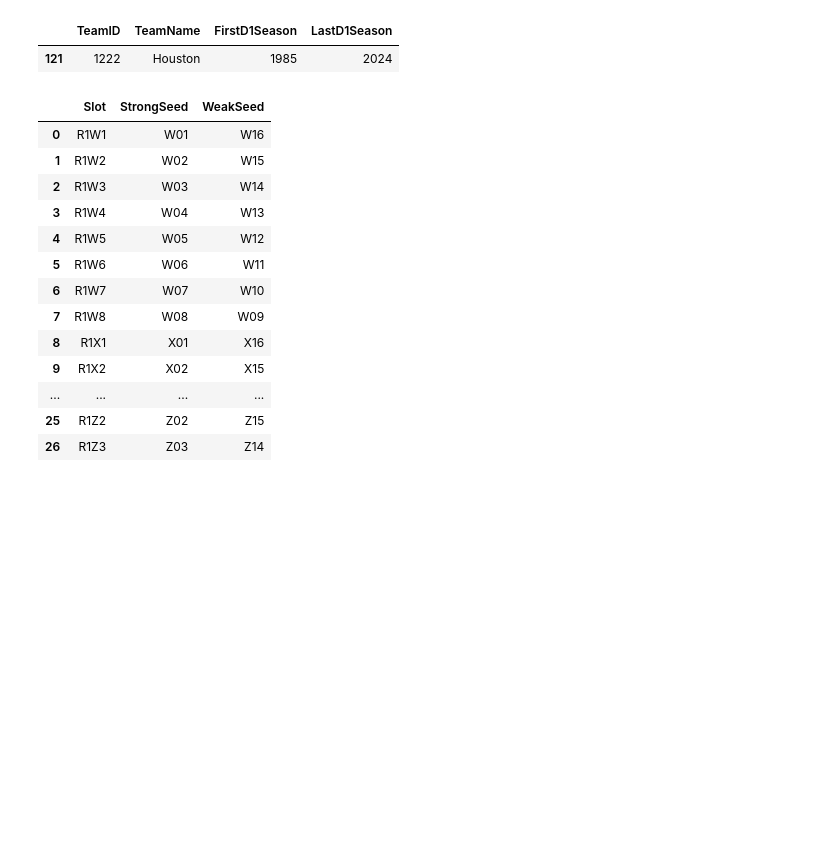
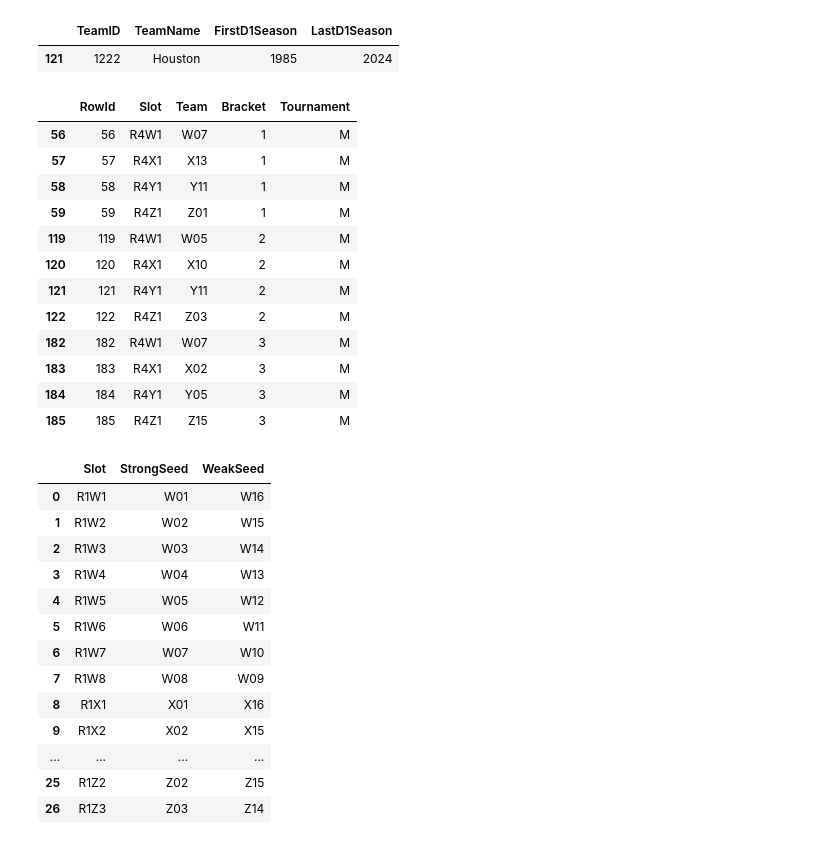
Before and after one commit to jacksonmlukas/marchmadness2024, a Jupyter notebook: neuralnetpredictor.ipynb, the cells around one changed output. Saved outputs shown, nothing was run; the diff lists cells and outputs as text; code cells hidden in the pictures; blank space fills up the shorter version.

```diff
--- a/neuralnetpredictor.ipynb
+++ b/neuralnetpredictor.ipynb
@@ -326,7 +386,7 @@ def build_model(hp):
     model.add(Dense(units=hp.Int('units_input', min_value=32, max_value=256, step=32),
                     activation='relu', input_shape=(X_train_scaled.shape[1],)))
 
-    for i in range(hp.Int('n_layers', 1, 3)):
+    for i in range(hp.Int('n_layers', 1, 5)):
         model.add(Dense(units=hp.Int(f'units_{i}', min_value=32, max_value=256, step=32),
                         activation='relu'))
         model.add(Dropout(rate=hp.Float(f'dropout_{i}', min_value=0.0, max_value=0.5, default=0.5, step=0.1)))
@@ -359,7 +419,7 @@ stop_early = tf.keras.callbacks.EarlyStopping(monitor='val_loss', patience=5)
 
 # Start hyperparameter search
 tuner.search(X_train_scaled, y_train,
-             epochs=5,
+             epochs=1,
              validation_data=(X_val_scaled, y_val),
              callbacks=[stop_early],
              verbose=1)
@@ -372,7 +432,7 @@ print(f"Best hyperparameters:\n{best_hps.values}")
 best_model = tuner.hypermodel.build(best_hps)
 history = best_model.fit(X_train_scaled, y_train,
                          validation_data=(X_val_scaled, y_val),
-                         epochs=5,  # You may adjust this based on the early stopping callback
+                         epochs=1,  # You may adjust this based on the early stopping callback
                          verbose=1)
 
 # Optionally, evaluate the best model
@@ -413,7 +457,10 @@ numeric_feature_names = list(all_games_with_rankings.drop(columns = ['Score','Op
                                       'OpponentFGA','OpponentFGM3','OpponentFGA3',
                                       'OpponentFTM','OpponentFTA','OpponentOR','OpponentDR',
                                       'OpponentAst','OpponentTO','OpponentStl','OpponentBlk',
-                                      'OpponentPF','Type', 'Win']).columns)
+                                      'OpponentPF','Type', 'Win', 'FGPct', 'FG3Pct', 'FTPct',
+       'OpponentFGPct', 'OpponentFG3Pct', 'OpponentFTPct', 'Possessions',
+       'OpponentPossessions', 'OE', 'DE', 'TSP', 'eFG%', 'TOR', 'ORR',
+       'DRR', 'AR', 'BlockRate', 'StealRate', 'FTR', 'NetRating', 'USG%', 'PPS', 'DRB%', 'ORB%']).columns)
 # %%
 def matchup_predictor(team_a_id, team_b_id, season, day_num, model, encoder, scaler):
     combined_features = generate_game_features(team_a_id, team_b_id, season, day_num, encoder, scaler, numeric_feature_names)
@@ -645,4 +627,4 @@ round_slots
 # %%
-simulate_n_brackets(5, seeds_csv, round_slots, best_model, encoder, scaler, 2024, 999, 'M')
+results = simulate_n_brackets(20, seeds_csv, round_slots, best_model, encoder, scaler, 2024, 999, 'M')
 # %% [output]
 1163 1391
@@ -686,3 +652,19 @@ round_slots = round_slots[round_slots["Season"] == 2024].drop(columns = ["Season
+# %%
+results[results["Slot"].str.contains("R4")][:12]
+# %% [output]
+|  | RowId | Slot | Team | Bracket | Tournament |
+| 56 | 56 | R4W1 | W07 | 1 | M |
+| 57 | 57 | R4X1 | X13 | 1 | M |
+| 58 | 58 | R4Y1 | Y11 | 1 | M |
+| 59 | 59 | R4Z1 | Z01 | 1 | M |
+| 119 | 119 | R4W1 | W05 | 2 | M |
+| 120 | 120 | R4X1 | X10 | 2 | M |
+| 121 | 121 | R4Y1 | Y11 | 2 | M |
+| 122 | 122 | R4Z1 | Z03 | 2 | M |
+| 182 | 182 | R4W1 | W07 | 3 | M |
+| 183 | 183 | R4X1 | X02 | 3 | M |
+| 184 | 184 | R4Y1 | Y05 | 3 | M |
+| 185 | 185 | R4Z1 | Z15 | 3 | M |
 # %%
 round_slots[:30]
 # %% [output]
```
Also changed, not shown: parts of 17 cells of this notebook.
